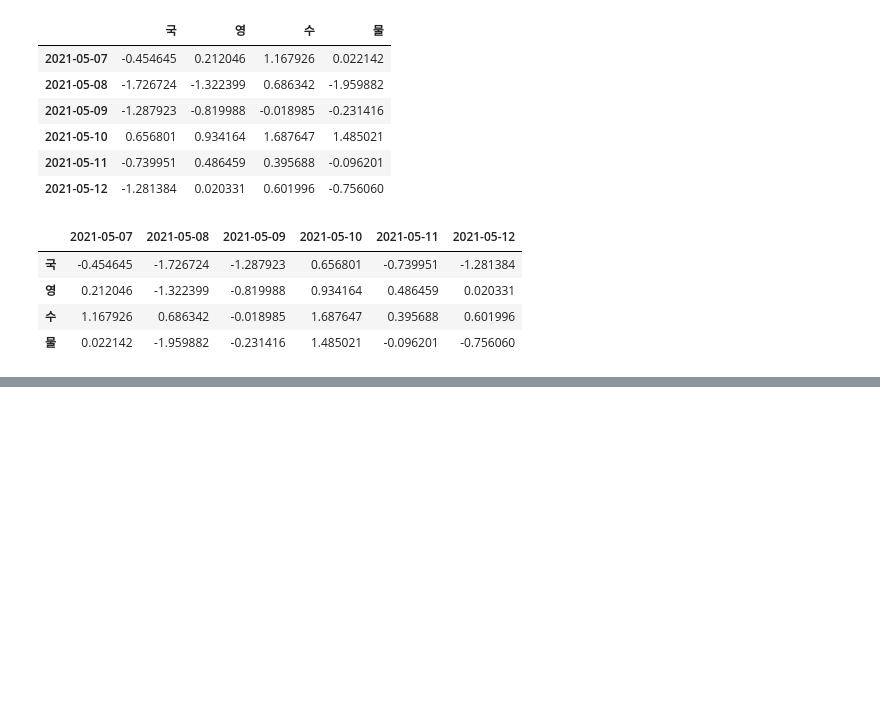
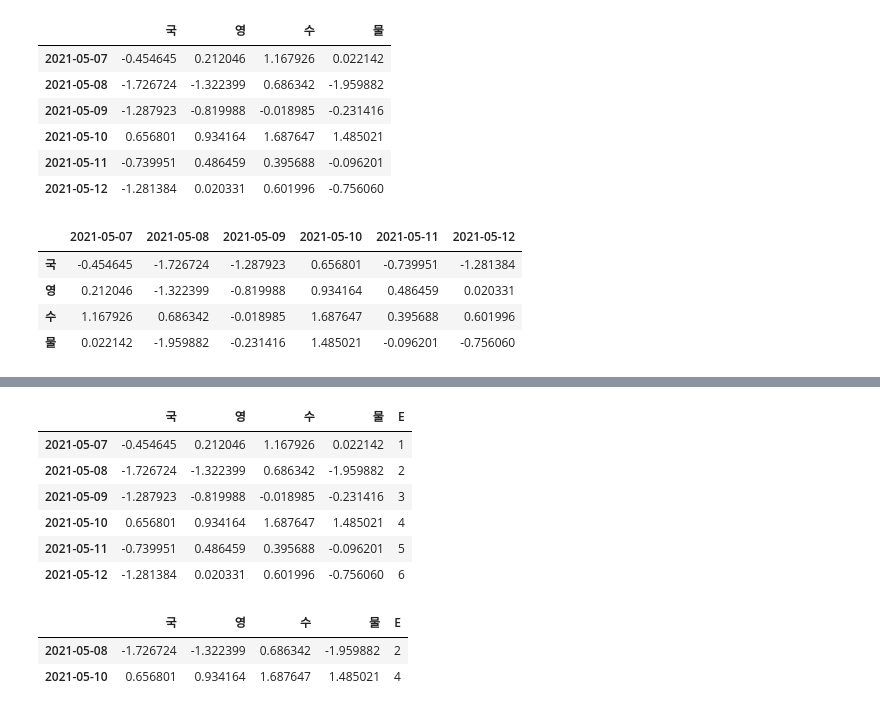
Before and after one commit to parksiwoo1/bmt_python, a Jupyter notebook: 9주차_실습.ipynb, the cells around one changed output, grey strips where cells are left out. Drawn from its saved outputs; the diff is of its cells as text; code cells hidden in the pictures; blank space fills up the shorter version.

```diff
--- a/9주차_실습.ipynb
+++ b/9주차_실습.ipynb
@@ -151,0 +262,2 @@ df.T
+# %%
+df2=df.copy()
@@ -151,0 +274,18 @@ df.T
+# %%
+df2['E']=['1','2','3','4','5','6']
+# %%
+df2
+# %% [output]
+|  | 국 | 영 | 수 | 물 | E |
+| 2021-05-07 | -0.454645 | 0.212046 | 1.167926 | 0.022142 | 1 |
+| 2021-05-08 | -1.726724 | -1.322399 | 0.686342 | -1.959882 | 2 |
+| 2021-05-09 | -1.287923 | -0.819988 | -0.018985 | -0.231416 | 3 |
+| 2021-05-10 | 0.656801 | 0.934164 | 1.687647 | 1.485021 | 4 |
+| 2021-05-11 | -0.739951 | 0.486459 | 0.395688 | -0.096201 | 5 |
+| 2021-05-12 | -1.281384 | 0.020331 | 0.601996 | -0.756060 | 6 |
+# %%
+df2[df2['E'].isin(['2','4'])]
+# %% [output]
+|  | 국 | 영 | 수 | 물 | E |
+| 2021-05-08 | -1.726724 | -1.322399 | 0.686342 | -1.959882 | 2 |
+| 2021-05-10 | 0.656801 | 0.934164 | 1.687647 | 1.485021 | 4 |
```
Also changed, not shown: parts of 18 cells of this notebook.
